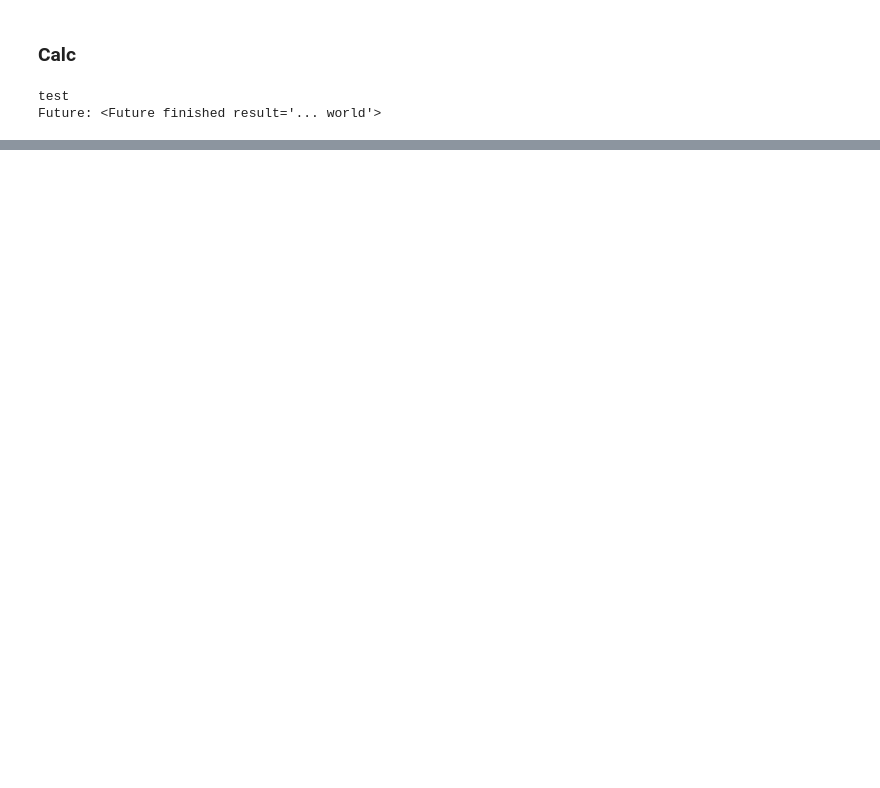
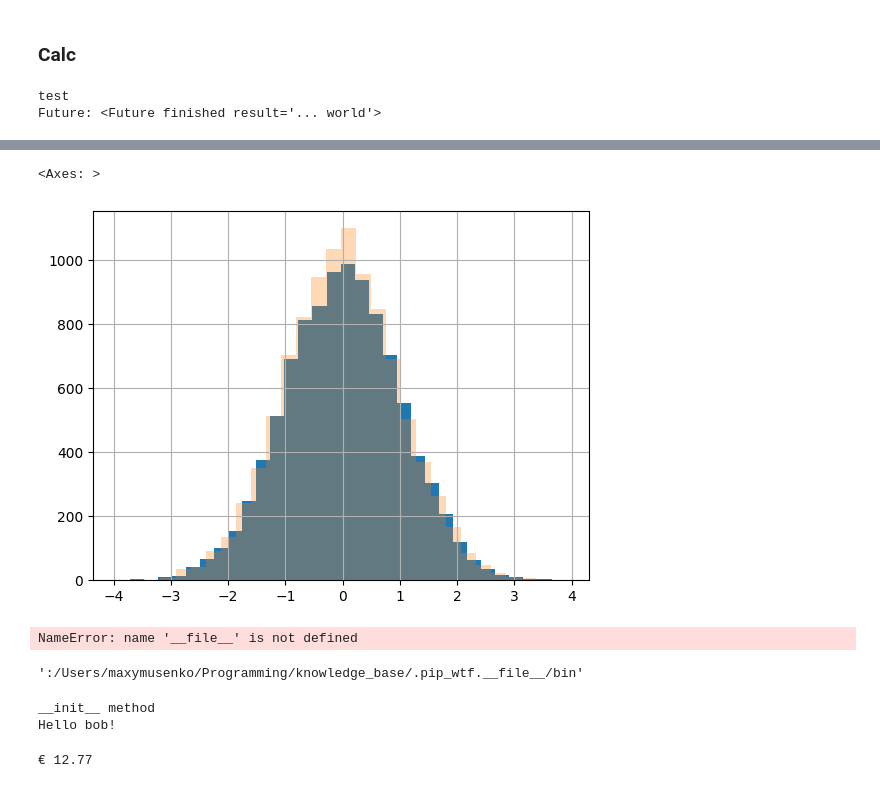
Before and after one commit to turbulent0/knowledge_base, a Jupyter notebook: test.ipynb, the cells around one changed output, grey strips where cells are left out. Saved outputs shown, nothing was run; the diff lists cells and outputs as text; code cells hidden in the pictures; blank space fills up the shorter version.

```diff
--- a/test.ipynb
+++ b/test.ipynb
@@ -67,0 +76,16 @@ True
+# %%
+ax = pd.Series(x).hist(bins=30)
+pd.Series(x2).hist(bins=30, ax=ax, alpha=0.3)
+# %% [output]
+<Axes: >
+[figure, added]
+# %%
+import os, os.path, sys
+t = os.path.join(os.path.dirname(os.path.abspath(__file__)), ".pip_wtf." + os.path.basename(__file__))
+# sys.path = [p for p in sys.path if "-packages" not in p] + [t]
+# os.environ["PATH"] += os.pathsep + t + os.path.sep + "bin"
+# os.environ["PYTHONPATH"] = os.pathsep.join(sys.path)
+# if os.path.exists(t): return
+# os.system(" ".join([sys.executable, "-m", "pip", "install", "-t", t, command]))
+# %% [output]
+NameError: name '__file__' is not defined
@@ -67,0 +104,4 @@ True
+# %%
+os.pathsep + t + os.path.sep + "bin"
+# %% [output]
+':/Users/maxymusenko/Programming/knowledge_base/.pip_wtf.__file__/bin'
@@ -67,0 +122,27 @@ True
+# %%
+# 1. __new__ and __init__ are called internally
+# my_instance = SimpleObject(name='bob')
+
+# 2. __new__ and __init__ are called directly:
+my_instance = SimpleObject.__new__(SimpleObject)
+my_instance.__init__(name='bob')
+my_instance.say_hello()
+# %% [output]
+__init__ method
+Hello bob!
+# %%
+class Currency(float):
+
+    def __new__(cls, value: float, symbol: str):
+        obj = super().__new__(cls, value)
+        obj.symbol = symbol
+        return obj
+
+    def __str__(self) -> str:
+        return f"{self.symbol} {self:.2f}"  # <-- returns symbol & float formatted to 2 decimals
+
+
+price = Currency(12.768544, symbol='€')
+print(price)
+# %% [output]
+€ 12.77
```
Also changed, not shown: parts of 16 cells of this notebook, 4 other files.
